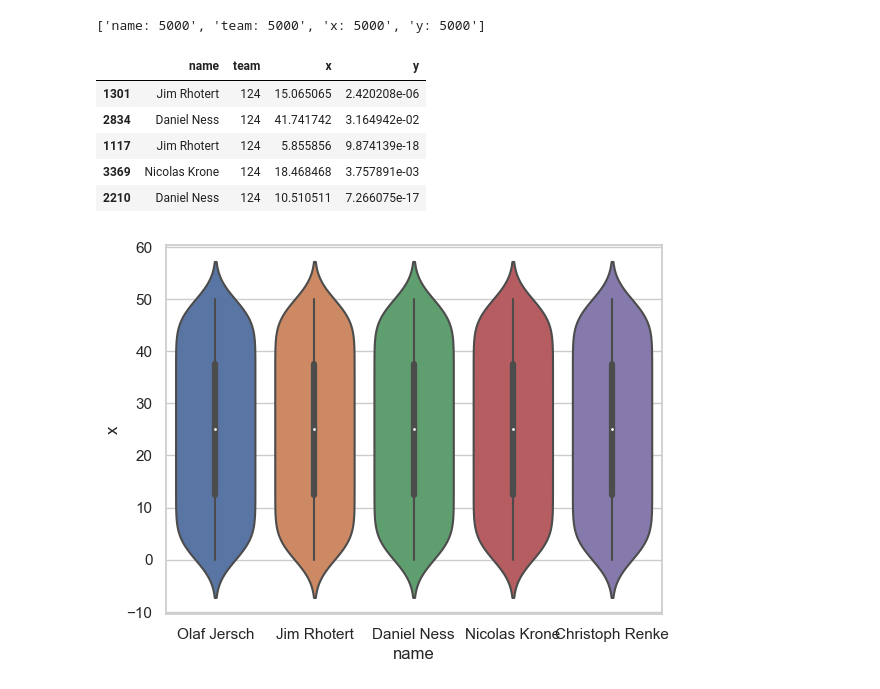
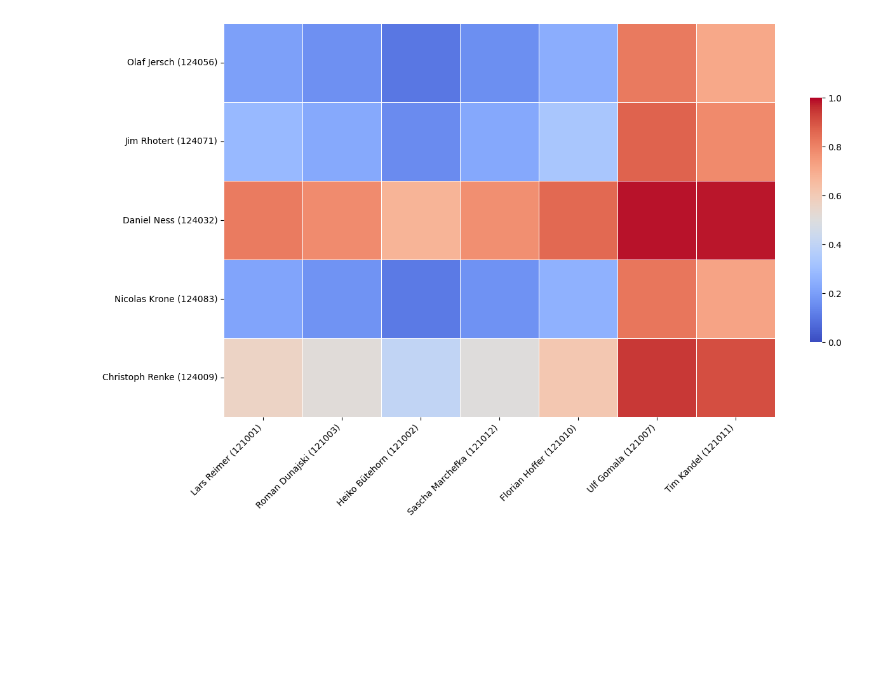
Before and after one commit to rhotertj/ndv-elo, a Jupyter notebook: src/visualize.ipynb, the cells around one changed output. Cells and saved outputs as stored; diff of their text form; code cells hidden in the pictures; blank space fills up the shorter version.

```diff
--- a/src/visualize.ipynb
+++ b/src/visualize.ipynb
@@ -16,11 +19,12 @@ from match_report import read_player_skill_for_team, plot_match_qualities, plot_
 # Functions in notebook for:
 #   - Previous lineup
 #   - Position distribution per player
-#   - Some kind of distribution plot to see std
 #   - Get best possible lineup (with best 4 of them?)
-#   -
 
+home_club = "Hannover 96"
+away_club = "PDC Hannover e.V."
+competition = "DBH Bezirksliga 2"
 ignore_players = ["Frank Fuhlrott", "Timo Trauslen", "Andreas Schmidt", "Sven Rohde"]
-han96 = read_player_skill_for_team("Hannover 96", "DBH Bezirksliga 2", ignore_players)
-opp = read_player_skill_for_team("PDC Hannover e.V.", "DBH Bezirksliga 2")
-f = plot_match_qualities(han96, opp)
+
+home_players = read_player_skill_for_team(home_club, competition, ignore_players)
+away_players = read_player_skill_for_team(away_club, competition)
@@ -60,28 +31,4 @@ for player in opp:
-# %%
-
-# Create the data
-x = np.linspace(0, 50, 1000)
-y = np.concatenate([norm.pdf(x, player[2].mu, player[2].sigma) for player in han96])
-data_dict = {
-        "name" : np.repeat([p[0] for i, p in enumerate(han96)], 1000),
-        "team" : np.repeat([str(p[1])[:3] for p in han96], 1000),
-        "x" : np.tile(x, len(han96)),
-        "y" : y
-    }
-
-print([f"{k}: {len(v)}" for k,v in data_dict.items()])
-df = pd.DataFrame(data_dict)
-
-
-sns.violinplot(df, x="name", y="x",)
-
-df.sample(5)
-# %% [output]
-['name: 5000', 'team: 5000', 'x: 5000', 'y: 5000']
-|  | name | team | x | y |
-| 1301 | Jim Rhotert | 124 | 15.065065 | 2.420208e-06 |
-| 2834 | Daniel Ness | 124 | 41.741742 | 3.164942e-02 |
-| 1117 | Jim Rhotert | 124 | 5.855856 | 9.874139e-18 |
-| 3369 | Nicolas Krone | 124 | 18.468468 | 3.757891e-03 |
-| 2210 | Daniel Ness | 124 | 10.510511 | 7.266075e-17 |
-[figure, removed]
+# %%
+f = plot_match_qualities(home_players, away_players)
+# %% [output]
+[figure, added]
```
Also changed, not shown: parts of 6 cells of this notebook, 1 other file.
